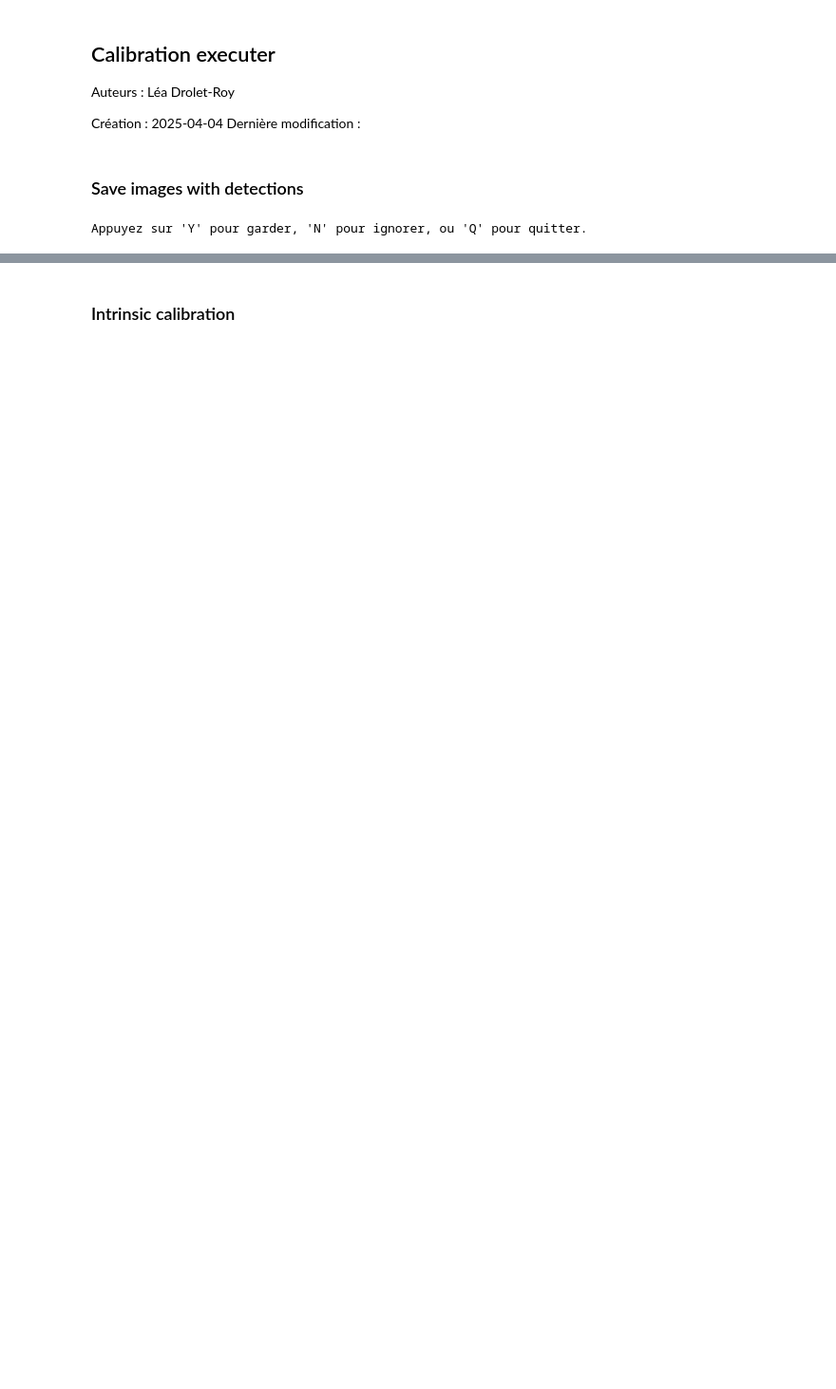
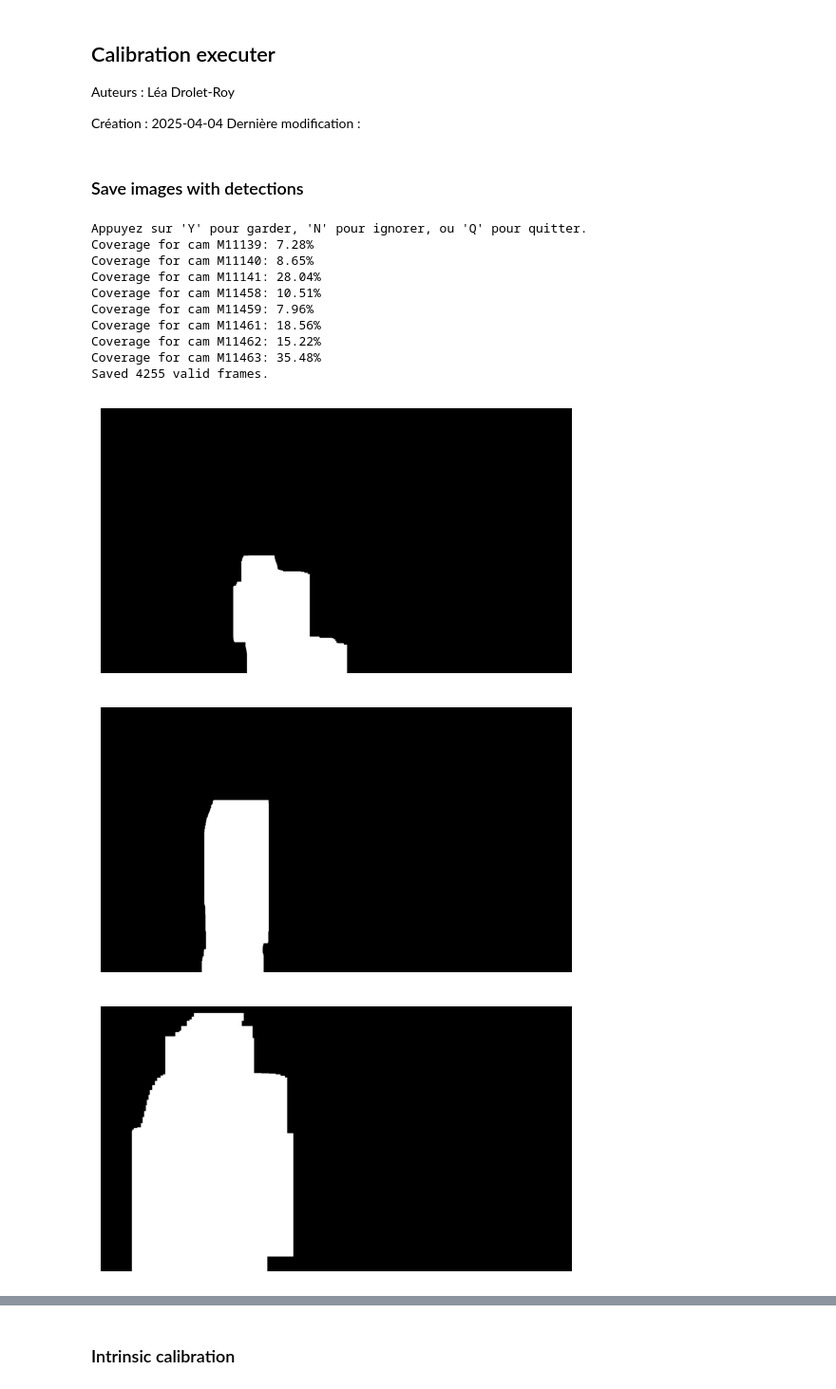
Before and after one commit to leadroletroy/trampo, a Jupyter notebook: calibration.ipynb, the cells around one changed output, grey strips where cells are left out. Shown at 95% size. Drawn from its saved outputs; the diff is of its cells as text; code cells hidden in the pictures; blank space fills up the shorter version.

Commit message:
test calib

```diff
--- a/calibration.ipynb
+++ b/calibration.ipynb
@@ -54,12 +54,24 @@ calib_dir = os.path.join(path, 'corners_found')
 # %% [markdown]
 ### Save images with detections
 # %%
-valid_frame_count, total_area_covered, mask_covered = Calib.saveImagesBoard(path, 'png')
+valid_frame_count, total_area_covered, mask_covered = Calib.saveImagesBoard(path, 'png', True)
 
 for mask in mask_covered:
     plt.imshow(mask, cmap='gray')
     plt.axis('off')
     plt.show()
     plt.close()
 # %% [output]
 Appuyez sur 'Y' pour garder, 'N' pour ignorer, ou 'Q' pour quitter.
+Coverage for cam M11139: 7.28%
+Coverage for cam M11140: 8.65%
+Coverage for cam M11141: 28.04%
+Coverage for cam M11458: 10.51%
+Coverage for cam M11459: 7.96%
+Coverage for cam M11461: 18.56%
+Coverage for cam M11462: 15.22%
+Coverage for cam M11463: 35.48%
+Saved 4255 valid frames.
+[figure, added]
+[figure, added]
+[figure, added]
```
Also changed, not shown: parts of 2 cells of this notebook, 25 other files.
